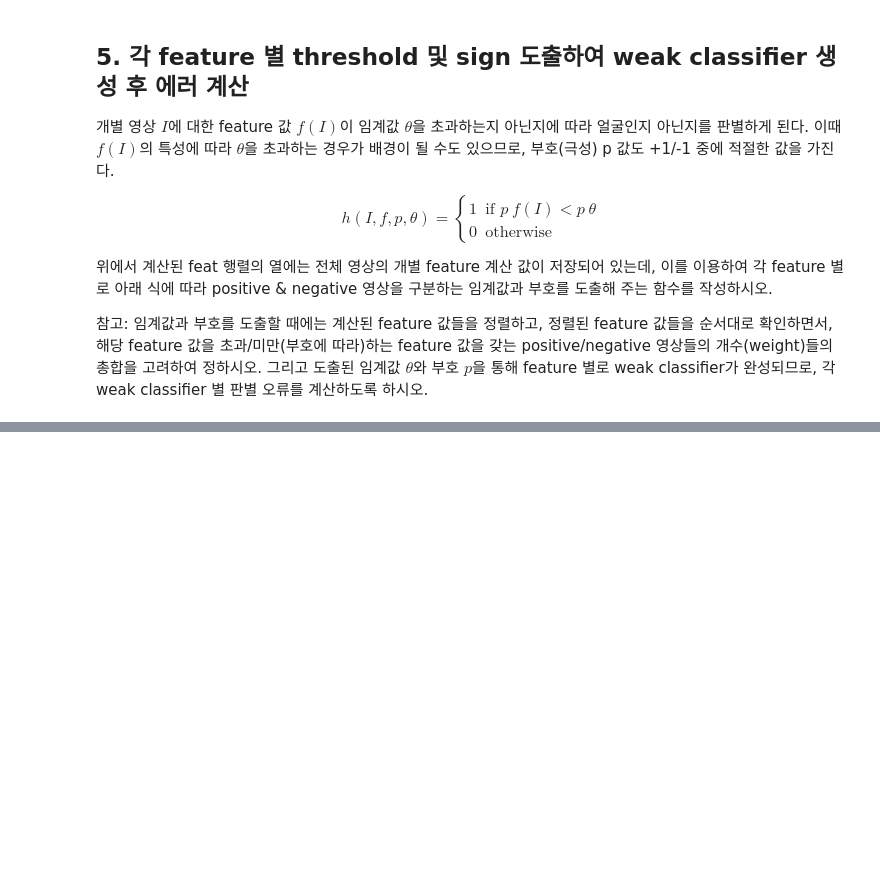
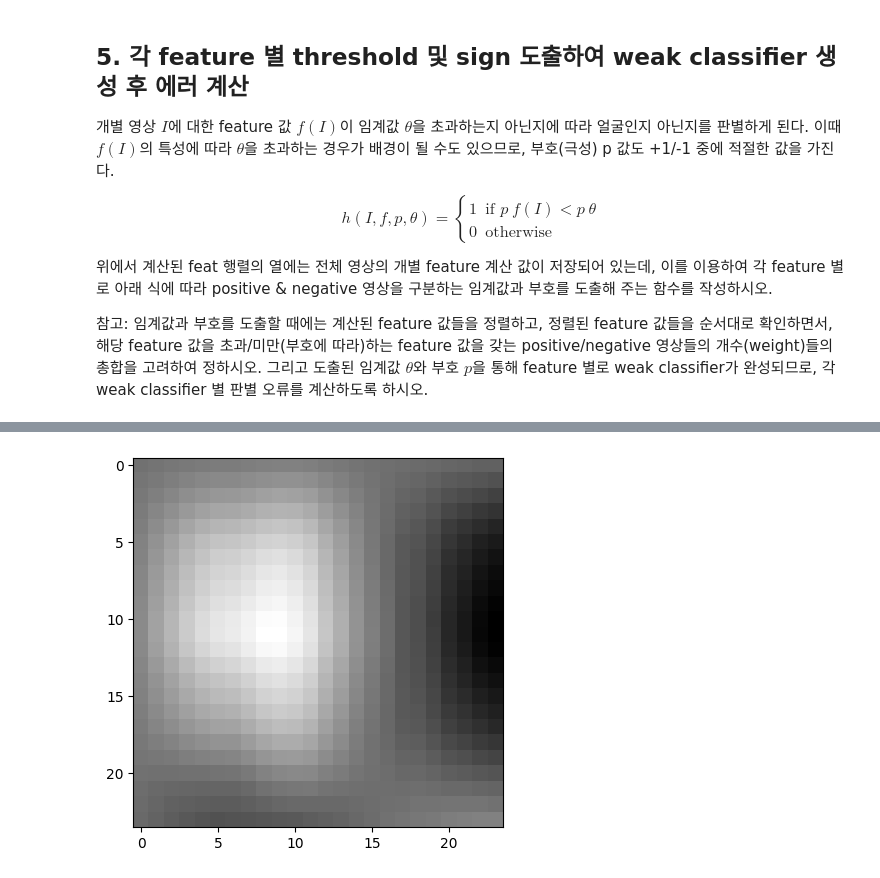
Before and after one commit to uichan8/CV_assignments, a Jupyter notebook: hw5/code/proj3.ipynb, the cells around one changed output, grey strips where cells are left out. Drawn from its saved outputs; the diff is of its cells as text; code cells hidden in the pictures; blank space fills up the shorter version.

```diff
--- a/hw5/code/proj3.ipynb
+++ b/hw5/code/proj3.ipynb
@@ -109,4 +119,4 @@ $$
 
 참고: 임계값과 부호를 도출할 때에는 계산된 feature 값들을 정렬하고, 정렬된 feature 값들을 순서대로 확인하면서, 해당 feature 값을 초과/미만(부호에 따라)하는 feature 값을 갖는 positive/negative 영상들의 개수(weight)들의 총합을 고려하여 정하시오. 그리고 도출된 임계값 $\theta$와 부호 $p$을 통해 feature 별로 weak classifier가 완성되므로, 각 weak classifier 별 판별 오류를 계산하도록 하시오.
 # %%
-thetas, signs, errors = student.get_weak_classifiers(feat, labels)
+thetas, signs, errors = student.get_weak_classifiers(feat, labels, weights)
@@ -115,3 +123,18 @@ thetas, signs, errors = student.get_weak_classifiers(feat, labels)
 # %%
 # 위에서 산출된 error 배열을 통해 최적의 weak classifier를 도출하고,
 # 해당 weak classifier의 haar-like feature를 영상 위에 겹쳐서 표기하는 함수 student.overlay_haar_feature를 구현하시오.
+sorted_error_index = np.argsort(errors)
+sorted_error_index = sorted_error_index[:10000]
+
+featss = feat[:,sorted_error_index]
+thetasss = thetas[sorted_error_index]
+signss = signs[sorted_error_index]
+
+forward = np.abs((featss > thetasss)*1. - (signss==-1))
+#forward = forward[:,sorted_error_index]
+each_classifier_predict = ((np.sum(forward, axis=1) / forward.shape[0]) > 0.5)
+
+grading = (each_classifier_predict == labels.flatten())
+
+acc = np.sum(grading) / grading.shape[0]
+print(acc)
@@ -117,0 +143,62 @@ thetas, signs, errors = student.get_weak_classifiers(feat, labels)
+# %%
+val_feat = feat_ps[sorted_error_index,:]
+feat_labels = []
+for i in range(len(num_feat_per_type)):
+    feat_labels += [i] * num_feat_per_type[i]
+feat_labels = np.array(feat_labels)
+val_feat_label = feat_labels[sorted_error_index]
+
+label_sorted_arg = np.argsort(val_feat_label)
+val_feat = val_feat[label_sorted_arg]
+val_feat_label = val_feat_label[label_sorted_arg]
+
+# feat0 = feat[val_feat_label == 0]
+# feat1 = feat[val_feat_label == 1]
+# feat2 = feat[val_feat_label == 2]
+# feat3 = feat[val_feat_label == 3]
+# feat4 = feat[val_feat_label == 4]
+
+def make_feature_image(feat,type, hlf_sz = (24,24)):
+    img = np.zeros(hlf_sz)
+    if type == 0:
+        x,y,w,h = feat
+        img[y:y+h,x:x+w] = 1
+        img[y:y+h,x+w:x+w*2] = -1
+
+    elif type == 1:
+        x,y,w,h = feat
+        img[y:y+h,x:x+w] = 1
+        img[y+h:y+h*2,x:x+w] = -1
+
+    elif type == 2:
+        x,y,w,h = feat
+        img[y:y+h,x:x+w] = 1
+        img[y:y+h,x+w:x+w*2] = -1
+        img[y:y+h,x+w*2:x+w*3] = 1
+
+    elif type == 3:
+        x,y,w,h = feat
+        img[y:y+h,x:x+w] = 1
+        img[y+h:y+h*2,x:x+w] = -1
+        img[y+h*2:y+h*3,x:x+w] = 1
+
+    elif type == 4:
+        x,y,w,h = feat
+        img[y:y+h,x:x+w] = 1
+        img[y:y+h,x+w:x+w*2] = -1
+        img[y+h:y+h*2,x:x+w] = -1
+        img[y+h:y+h*2,x+w:x+w*2] = 1
+
+    return img
+
+
+img = np.zeros(hlf_sz)
+for i in range(val_feat.shape[0]):
+    f = val_feat[i]
+    t = val_feat_label[i]
+    img += make_feature_image(f,t)
+
+img = img - img.min()
+img = img / img.max()
+plt.imshow(img, cmap='gray')
+# %% [output]
@@ -117,0 +206 @@ thetas, signs, errors = student.get_weak_classifiers(feat, labels)
+[figure, added]
```
Also changed, not shown: parts of 9 cells of this notebook, 2 other files.
